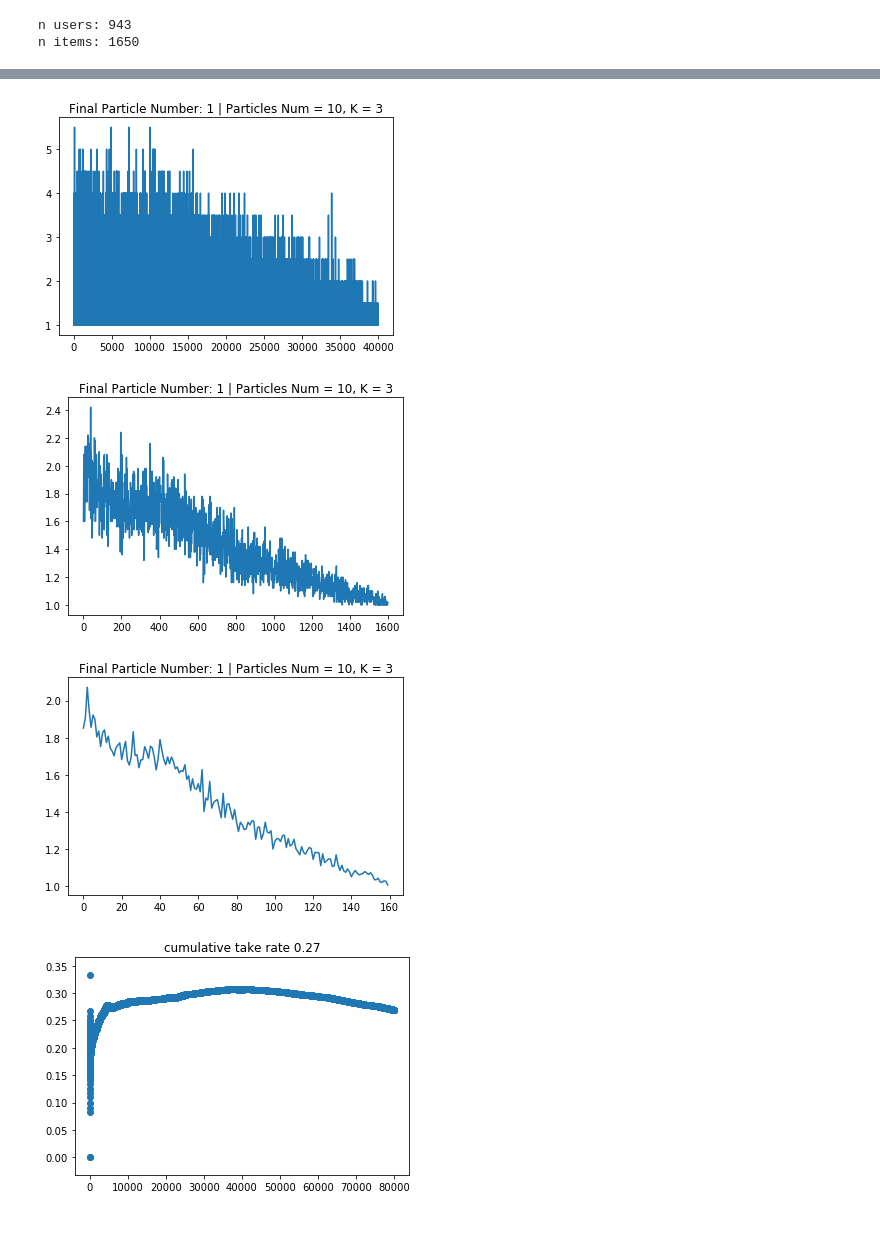
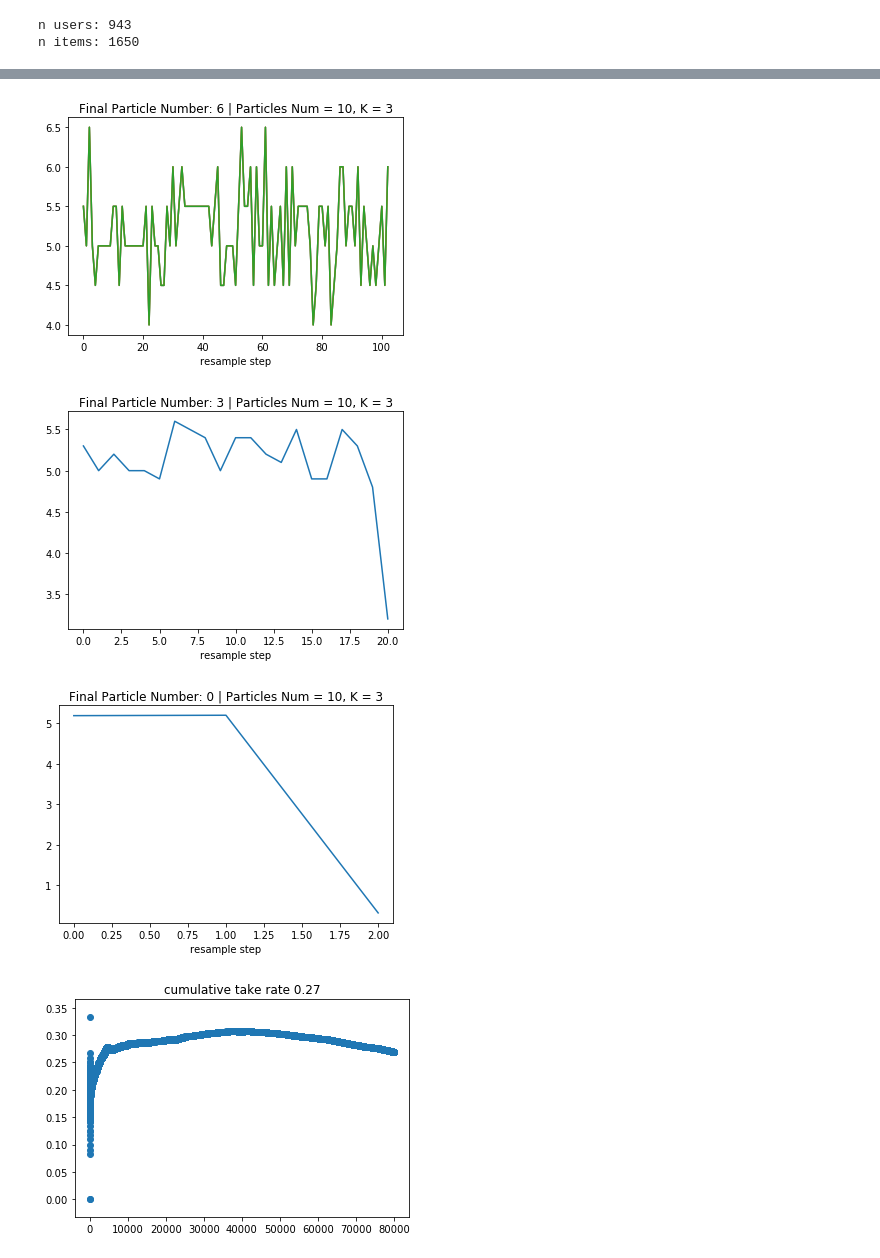
Before and after one commit to colby-j-wise/ParticleThompsonSamplingMAB, a Jupyter notebook: particle_analysis.ipynb, the cells around one changed output, grey strips where cells are left out. Cells and saved outputs as stored; diff of their text form; code cells hidden in the pictures; blank space fills up the shorter version.

Commit message:
particle analysis

```diff
--- a/particle_analysis.ipynb
+++ b/particle_analysis.ipynb
@@ -167,26 +167,25 @@ for _idx in range(len(datapoints)):
     normalized_weights = softmax(weights)
 
     # line 19
-    ds = [np.random.choice(range(n_particles), p=normalized_weights) for _ in range(n_particles)]
+    eff_threshold = 4
+    Neff = 1/sum([i**2 for i in normalized_weights])
+    #print(Neff)
+    #if not all(weight > 1./n_particles for weight in normalized_weights):
+    if Neff >= eff_threshold:
+        #print("resampling...")
+        ds = [np.random.choice(range(n_particles), p=normalized_weights) for _ in range(n_particles)]
 
-    # Capture # of particles. Just test to see what stratfied/systematic resampling gives
-    str_idx = stratified_resample(normalized_weights)
-    sys_idx = systematic_resample(normalized_weights)
-    multi.append(len(set(ds)))
-    strat.append(len(set(str_idx)))
-    system.append(len(set(sys_idx)))
+        # Capture # of particles. Just test to see what stratfied/systematic resampling gives
+        str_idx = stratified_resample(normalized_weights)
+        sys_idx = systematic_resample(normalized_weights)
+        multi.append(len(set(ds)))
+        strat.append(len(set(str_idx)))
+        system.append(len(set(sys_idx)))
 
-    p_prime = [{"u": np.copy(particles[d][1]["u"]),
-                "v": np.copy(particles[d][1]["v"]),
-                "var_u": particles[d][1]["var_u"],
-                "var_i": particles[d][1]["var_i"]} for d in ds]
-#     unique_parts = 0
-#     for i in range(0,n_particles-2):
-#         p1 = np.copy( p_prime[i]['u'] )
-#         p2 = np.copy( p_prime[i+1]['u'] )
-#         if np.allclose(p1,p2) == False:
-#             unique_parts += 1
-#     uniParticlesList.append(unique_parts)
+        p_prime = [{"u": np.copy(particles[d][1]["u"]),
+                    "v": np.copy(particles[d][1]["v"]),
+                    "var_u": particles[d][1]["var_u"],
+                    "var_i": particles[d][1]["var_i"]} for d in ds]
 
     for idx, (particle, precision, e) in enumerate(zip(p_prime, precision_u_i, eta_u_i)):
 
@@ -269,27 +281,28 @@ def average_particles(p_hist, interval=4):
 def plot_avgParticles(avg, n_particles=n_particles, k=k):
     plt.plot(range(len(avg)), avg)
     plt.title("Final Particle Number: {:.0f} | Particles Num = {}, K = {}".format(avg[-1], n_particles, k))
+    plt.xlabel('resample step')
     plt.show()
 # %%
 multi = np.array(multi)
 strat = np.array(strat)
 system = np.array(system)
 
 # Plot of multinomial average every 2 iters
 # Like how it shows we use ~5 particles then -> 1
 avg = average_particles(multi, 2)
 plot_avgParticles(avg)
-# Plot of stratfied resampling every  50 iters
-avg = average_particles(strat, 50)
+# Plot of stratfied resampling every  10 iters
+avg = average_particles(strat, 10)
 plot_avgParticles(avg)
-# Plot of systematic resampling every  500 iters
+# Plot of systematic resampling every  100 iters
 # Smooth line but seems like only use ~2 -> 1
-avg = average_particles(system, 500)
+avg = average_particles(system, 100)
 plot_avgParticles(avg)
 # %% [output]
-[figure, old version]
+[figure, new version]
-[figure, old version]
+[figure, new version]
-[figure, old version]
+[figure, new version]
 # %%
 def moving_average(x):
     avgs = []
```
Also changed, not shown: parts of 4 cells of this notebook.
